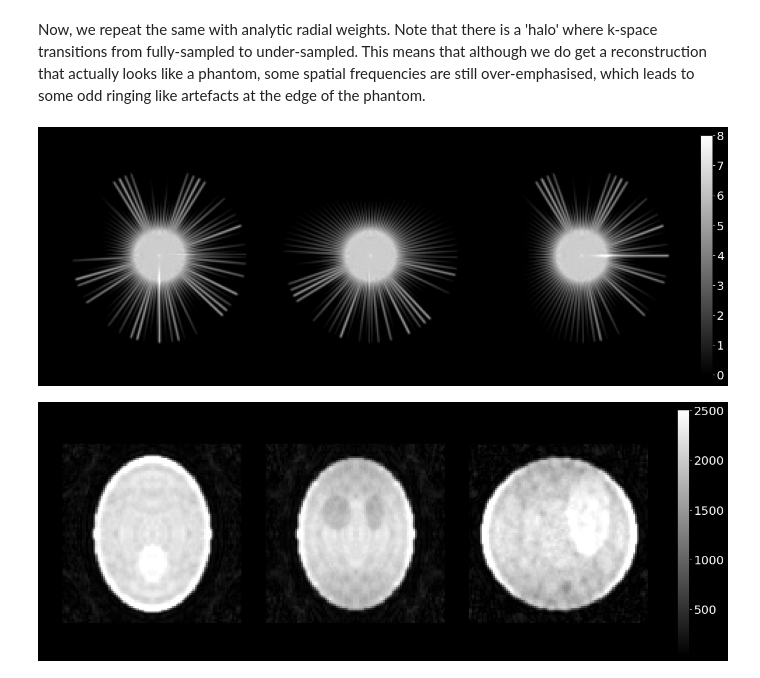
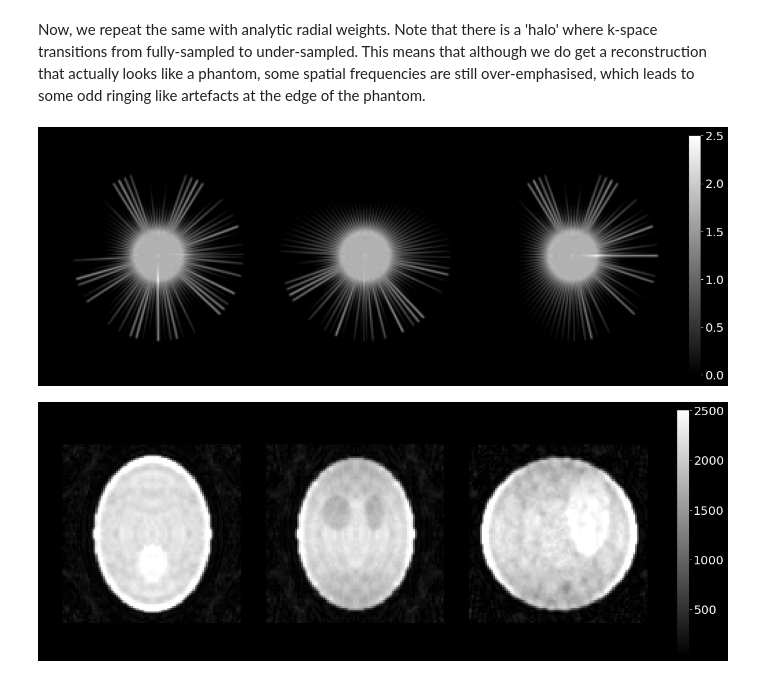
Before and after one commit to spinicist/old-riesling-examples, a Jupyter notebook: sdc.ipynb, the cells around one changed output. Saved outputs shown, nothing was run; the diff lists cells and outputs as text; code cells hidden in the pictures.

```diff
--- a/sdc.ipynb
+++ b/sdc.ipynb
@@ -27,10 +27,10 @@ display(rl.images.single('no-sdc-recon.h5', dset='image'))
 Now, we repeat the same with analytic radial weights. Note that there is a 'halo' where k-space transitions from fully-sampled to under-sampled. This means that although we do get a reconstruction that actually looks like a phantom, some spatial frequencies are still over-emphasised, which leads to some odd ringing like artefacts at the edge of the phantom.
 # %%
 !riesling traj 'phantom.h5' --sdc=radial {recon_settings} -o radial
-display(rl.images.single('radial-traj.h5', dset='traj-image', vmin=0, vmax=8))
+display(rl.images.single('radial-traj.h5', dset='traj-image', vmin=0, vmax=2.5))
 !riesling recon 'phantom.h5' --sdc=radial {recon_settings} -o radial
 display(rl.images.single('radial-recon.h5', dset='image'))
 # %% [output]
-[figure, old version]
+[figure, new version]
 [figure]
 # %% [markdown]
```
Also changed, not shown: parts of 4 cells of this notebook, 3 other files.
